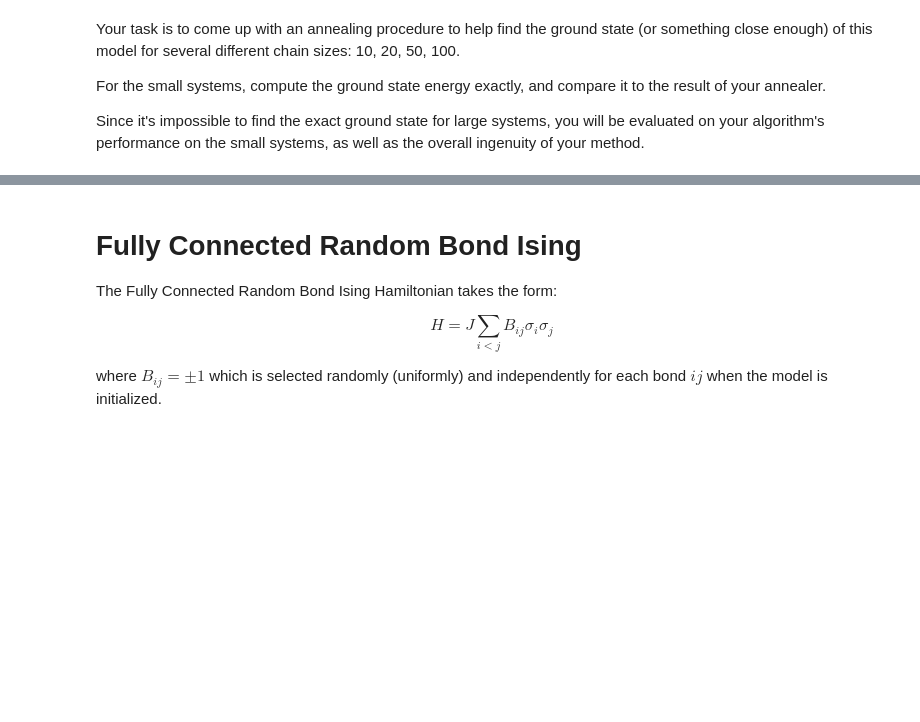
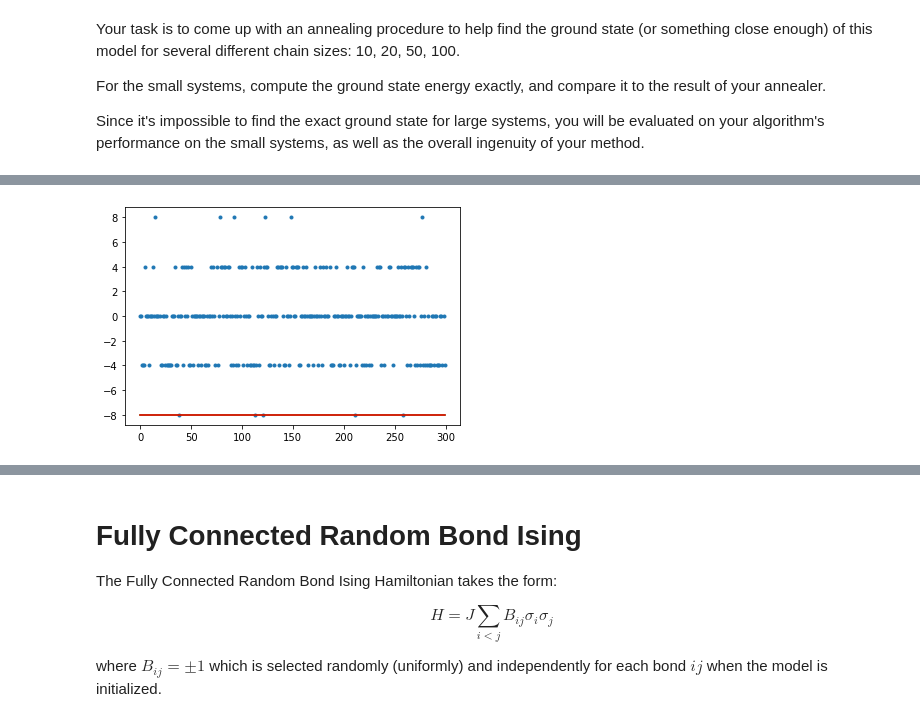
Before and after one commit to CDL-Quantum/CohortProject_2020, a Jupyter notebook: Project_4_Ising_Annealer/Task_2.ipynb, the cells around one changed output, grey strips where cells are left out. Cells and saved outputs as stored; diff of their text form; code cells hidden in the pictures; blank space fills up the shorter version.

```diff
--- a/Project_4_Ising_Annealer/Task_2.ipynb
+++ b/Project_4_Ising_Annealer/Task_2.ipynb
@@ -17,11 +18,18 @@ where $B_{ij} = \pm 1$ which is selected randomly and independently for each bon
 
 Due to the intrinsic randomness of the Hamiltonian parameters, it is generally quite difficult to find the ground state of this model.
 # %%
+def spinfield_1d(index, spin_count):
+    spins = [1 if digit=='1' else -1 for digit in bin(index)[2:]]
+    res = -np.ones(spin_count)
+    res[spin_count -len(spins):spin_count] = spins
+    return res
 class RandomBondIsing1DPBC(AbstractIsing):
-    def __init__(self, N, J=1.):
+    def __init__(self, N, J=1., seed=0):
+        super().__init__()
         self.J, self.N = J, N
         self.num_spins = self.N
 
+        np.random.seed(seed)
         self.bonds = 2*(np.random.rand(self.N) < 0.5) - 1
 
         # initialize system at infinite temperature
@@ -34,6 +42,23 @@ class RandomBondIsing1DPBC(AbstractIsing):
         interactions = self.bonds * spins * np.roll(spins, 1, axis=-1)
         total = self.J * np.sum(interactions, axis=-1)
         return total
+
+    def exact(self):
+        n = len(self.spins)
+        all_one = 2 ** n - 1
+        E = np.inf
+        for i in range(all_one + 1):
+            spins = spinfield_1d(i, n)
+            E = min(E, self.energy(spins))
+        return E
+
+    def local_energy_difference(self, i):
+        nn_sum = (
+            self.bonds[i] * self.spins[i-1]
+            + self.bonds[(i+1)%self.N] * self.spins[(i+1) % self.N]
+        )
+
+        return -2 * self.J * nn_sum
 
     def energy_diff(self, i):
         """Returns the energy difference resulting from flipping the i'th site"""
@@ -132,0 +203,5 @@ ising = RandomBondIsing1DPBC(100, J=1.)
+# %%
+Ts = linear_schedule(400, 0.1, 100)
+calc_once(ising, linear_schedule(400, 0.1, 300))
+# %% [output]
+[figure, added]
```
Also changed, not shown: parts of 40 cells of this notebook.
